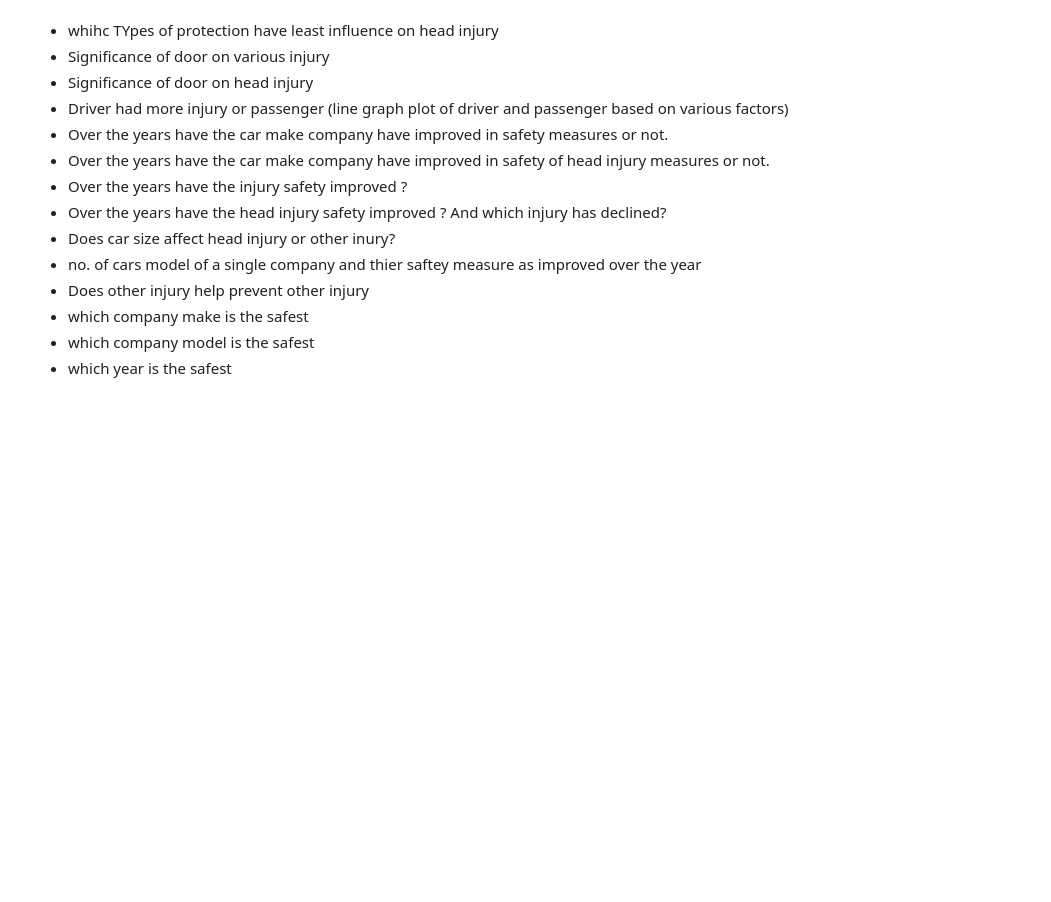
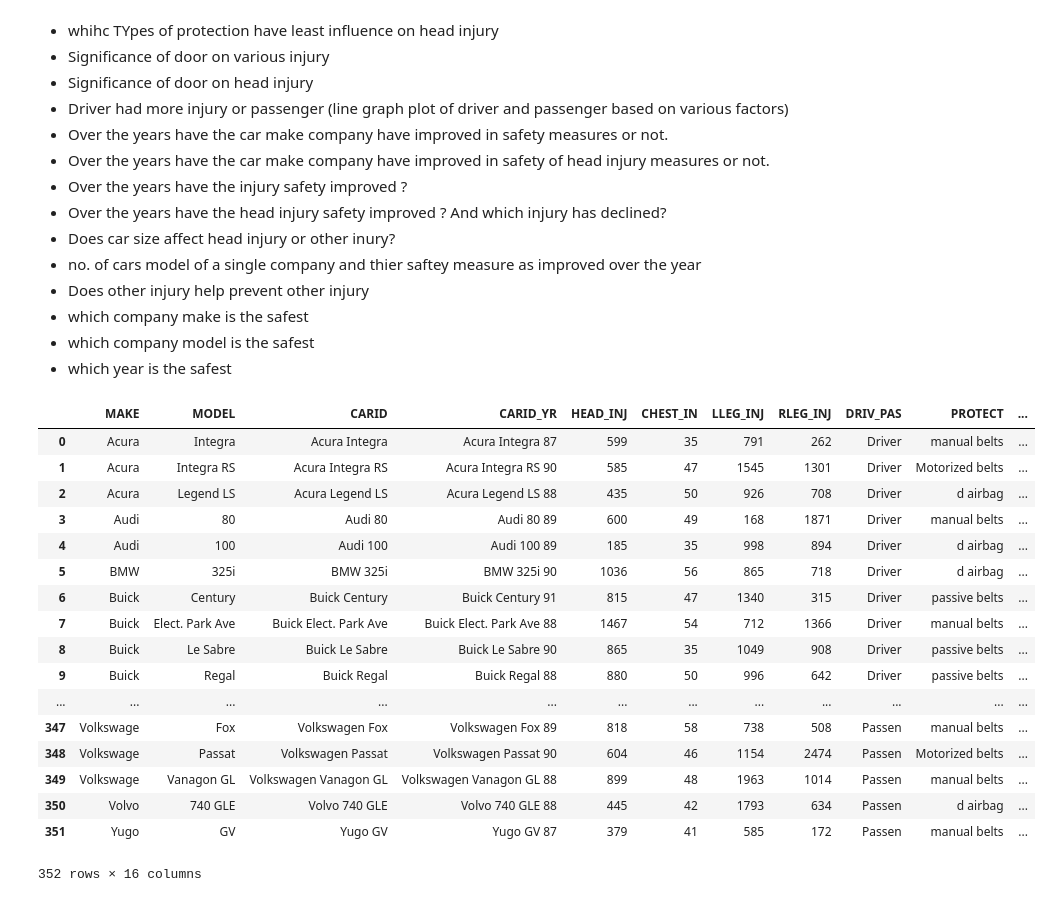
Before and after one commit to nihitjain11/Crash-dat-analysis, a Jupyter notebook: MINI project 1.ipynb, the cells around one changed output. Drawn from its saved outputs; the diff is of its cells as text; code cells hidden in the pictures; blank space fills up the shorter version.

```diff
--- a/MINI project 1.ipynb
+++ b/MINI project 1.ipynb
@@ -98,0 +141,10 @@ memory usage: 44.1+ KB
+# %%
+df['PROTECT2']=pd.to_numeric(df['PROTECT2'].str.extract('(\d+)'))
+df['PROTECT2'].fillna(4,inplace=True)
+df['PROTECT2']=df['PROTECT2'].astype('int64')
+# %%
+df['YEAR'].fillna(89,inplace=True)
+# %%
+df['WEIGHT'].fillna(2930,inplace=True)
+# %%
+df['SIZE2'].fillna(3,inplace=True)
@@ -157,3 +227,24 @@ ValueError: Pandas data cast to numpy dtype of object. Check input data with np.
 * which company make is the safest
 * which company model is the safest
 * which year is the safest
+# %%
+df
+# %% [output]
+|  | MAKE | MODEL | CARID | CARID_YR | HEAD_INJ | CHEST_IN | LLEG_INJ | RLEG_INJ | DRIV_PAS | PROTECT | ... |
+| 0 | Acura | Integra | Acura Integra | Acura Integra 87 | 599 | 35 | 791 | 262 | Driver | manual belts | ... |
+| 1 | Acura | Integra RS | Acura Integra RS | Acura Integra RS 90 | 585 | 47 | 1545 | 1301 | Driver | Motorized belts | ... |
+| 2 | Acura | Legend LS | Acura Legend LS | Acura Legend LS 88 | 435 | 50 | 926 | 708 | Driver | d airbag | ... |
+| 3 | Audi | 80 | Audi 80 | Audi 80 89 | 600 | 49 | 168 | 1871 | Driver | manual belts | ... |
+| 4 | Audi | 100 | Audi 100 | Audi 100 89 | 185 | 35 | 998 | 894 | Driver | d airbag | ... |
+| 5 | BMW | 325i | BMW 325i | BMW 325i 90 | 1036 | 56 | 865 | 718 | Driver | d airbag | ... |
+| 6 | Buick | Century | Buick Century | Buick Century 91 | 815 | 47 | 1340 | 315 | Driver | passive belts | ... |
+| 7 | Buick | Elect. Park Ave | Buick Elect. Park Ave | Buick Elect. Park Ave 88 | 1467 | 54 | 712 | 1366 | Driver | manual belts | ... |
+| 8 | Buick | Le Sabre | Buick Le Sabre | Buick Le Sabre 90 | 865 | 35 | 1049 | 908 | Driver | passive belts | ... |
+| 9 | Buick | Regal | Buick Regal | Buick Regal 88 | 880 | 50 | 996 | 642 | Driver | passive belts | ... |
+| ... | ... | ... | ... | ... | ... | ... | ... | ... | ... | ... | ... |
+| 347 | Volkswage | Fox | Volkswagen Fox | Volkswagen Fox 89 | 818 | 58 | 738 | 508 | Passen | manual belts | ... |
+| 348 | Volkswage | Passat | Volkswagen Passat | Volkswagen Passat 90 | 604 | 46 | 1154 | 2474 | Passen | Motorized belts | ... |
+| 349 | Volkswage | Vanagon GL | Volkswagen Vanagon GL | Volkswagen Vanagon GL 88 | 899 | 48 | 1963 | 1014 | Passen | manual belts | ... |
+| 350 | Volvo | 740 GLE | Volvo 740 GLE | Volvo 740 GLE 88 | 445 | 42 | 1793 | 634 | Passen | d airbag | ... |
+| 351 | Yugo | GV | Yugo GV | Yugo GV 87 | 379 | 41 | 585 | 172 | Passen | manual belts | ... |
+352 rows × 16 columns
```
Also changed, not shown: parts of 12 cells of this notebook.
